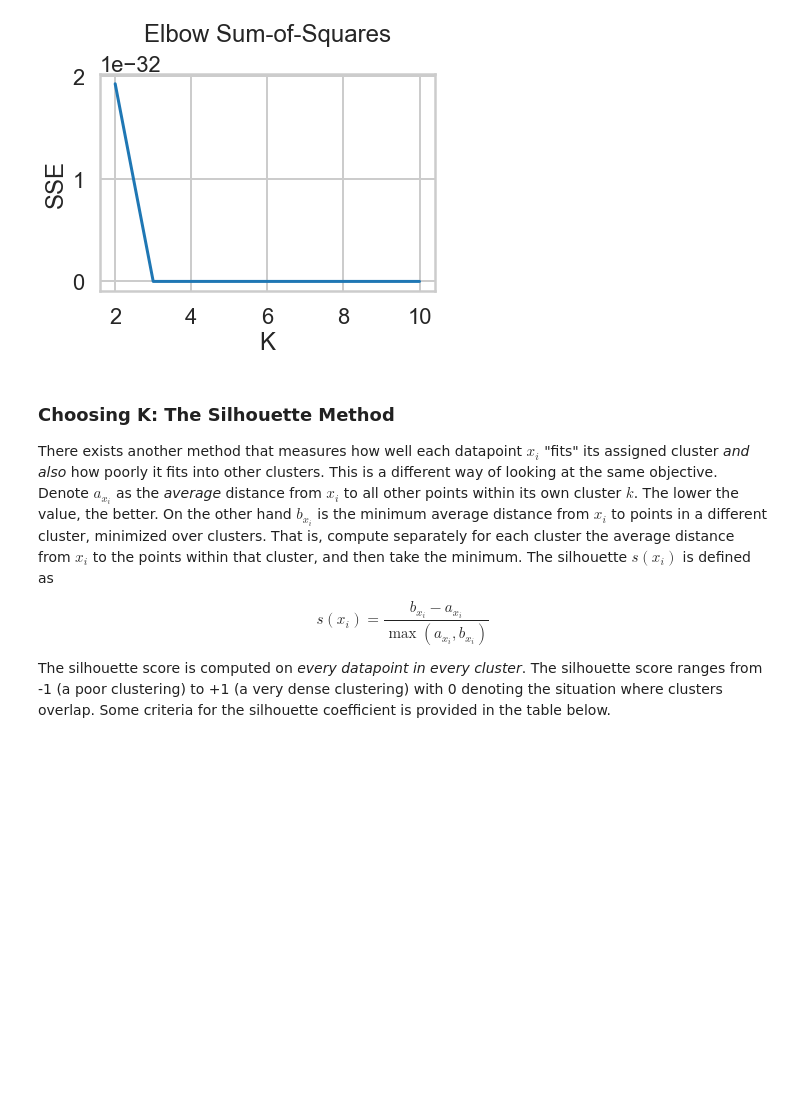
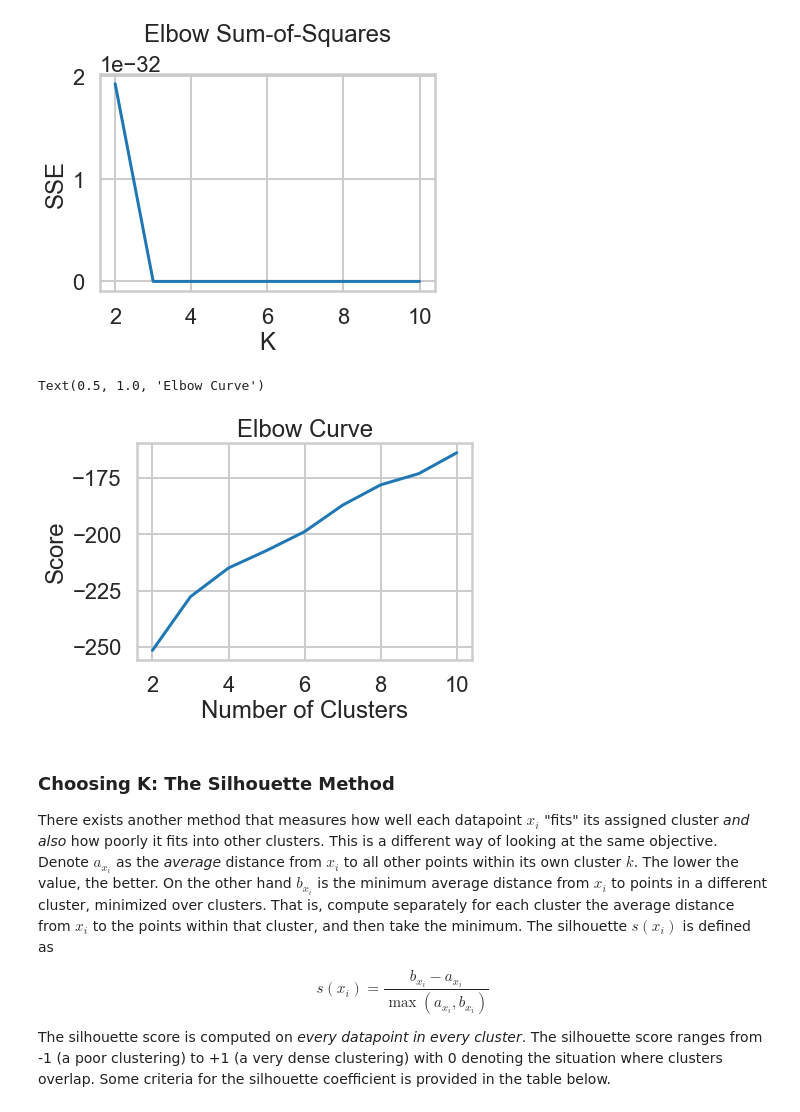
Before and after one commit to Shunling/SpringBoard, a Jupyter notebook: clustering/Mini_Project_Clustering.ipynb, the cells around one changed output. Cells and saved outputs as stored; diff of their text form; code cells hidden in the pictures; blank space fills up the shorter version.

Commit message:
addElbowScore

```diff
--- a/clustering/Mini_Project_Clustering.ipynb
+++ b/clustering/Mini_Project_Clustering.ipynb
@@ -152,6 +160,16 @@ plt.title('Elbow Sum-of-Squares\n')
 # %% [output]
 Text(0.5, 1.0, 'Elbow Sum-of-Squares\n')
 [figure]
+# %%
+score = [KMeans(n_clusters=k, random_state=0).fit(x_cols).score(x_cols) for k in K]
+score
+plt.plot(K,score)
+plt.xlabel('Number of Clusters')
+plt.ylabel('Score')
+plt.title('Elbow Curve')
+# %% [output]
+Text(0.5, 1.0, 'Elbow Curve')
+[figure, added]
 # %% [markdown]
 ### Choosing K: The Silhouette Method
 
```
Also changed, not shown: parts of 1 cell of this notebook.
